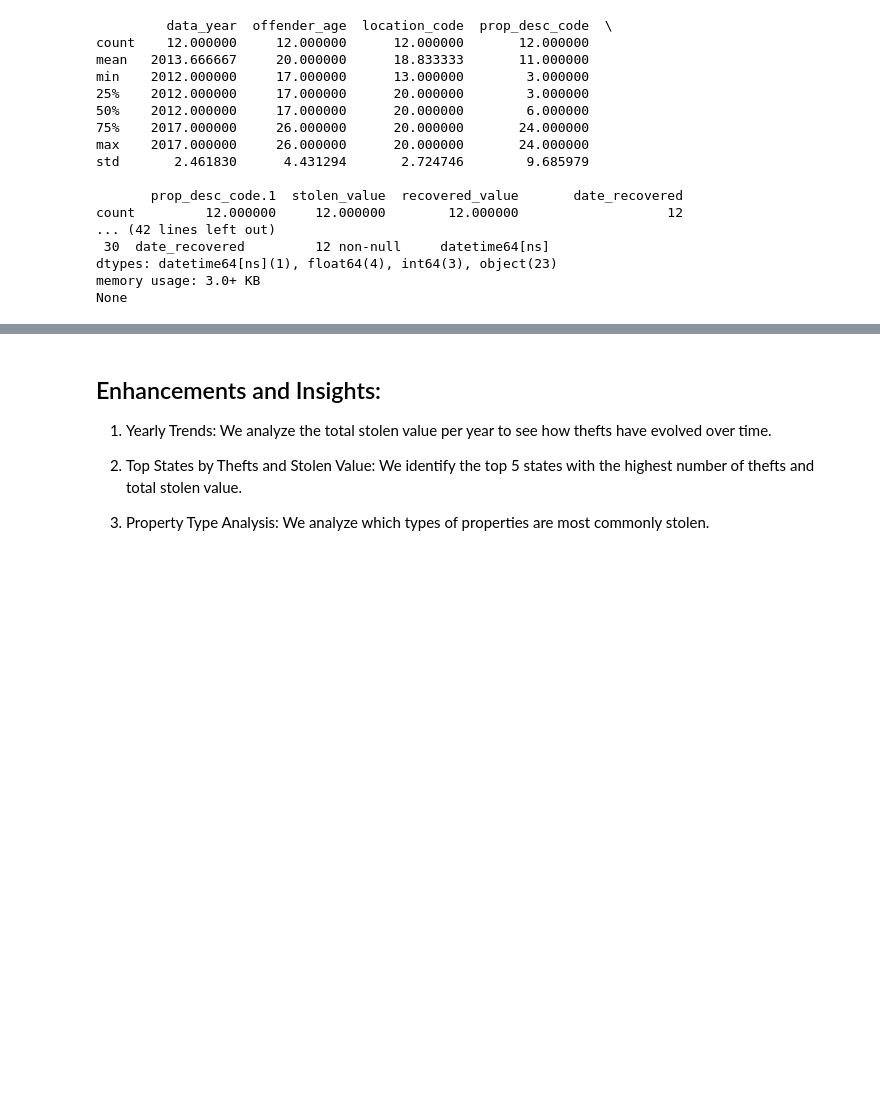
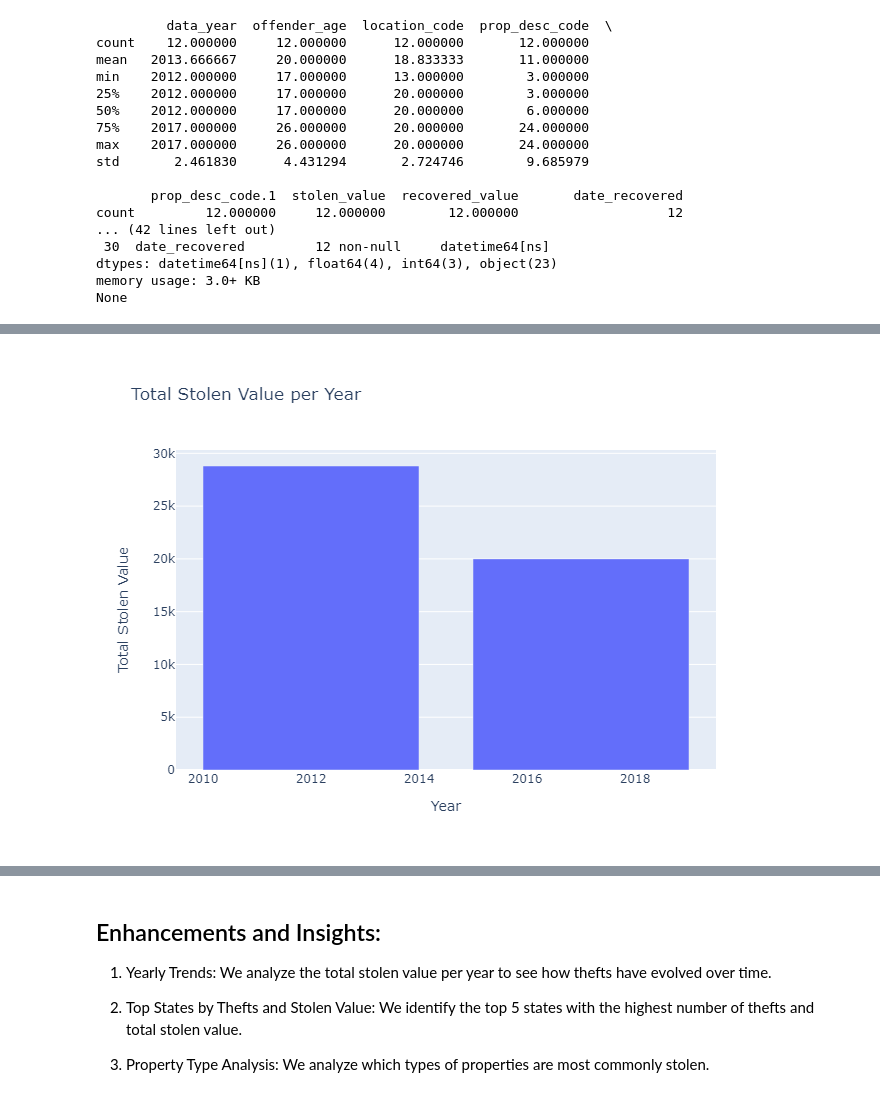
Before and after one commit to tomiwaayanwale/Cargo_theft, a Jupyter notebook: cargo dataset.ipynb, the cells around one changed output, grey strips where cells are left out. Cells and saved outputs as stored; diff of their text form; code cells hidden in the pictures; blank space fills up the shorter version.

```diff
--- a/cargo dataset.ipynb
+++ b/cargo dataset.ipynb
@@ -140,3 +149,8 @@ fig.show()
+# %%
+imm=Image.open("Total stolen per year.png")
+imm
+# %% [output]
+[figure, added]
 # %%
 # Theft by state
 
```
Also changed, not shown: parts of 19 cells of this notebook.
